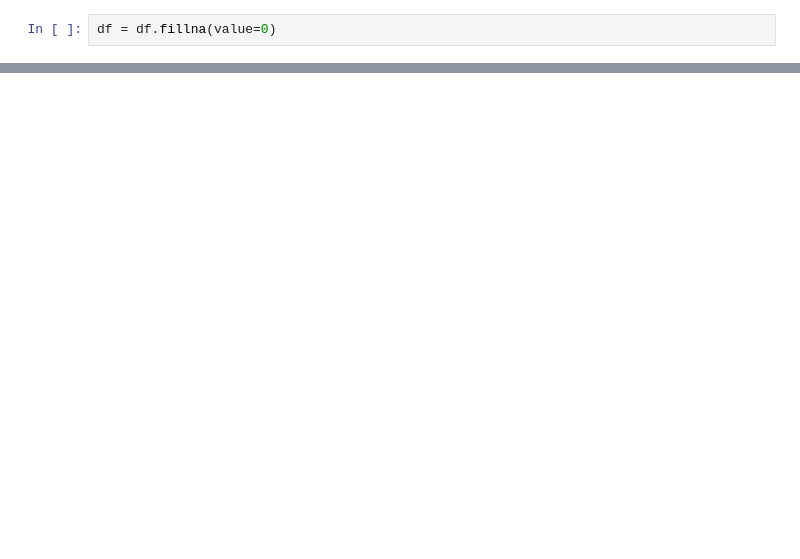
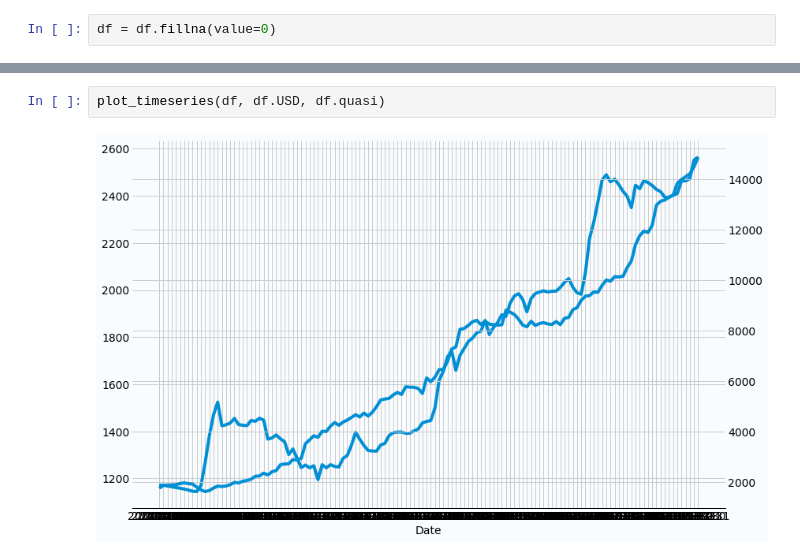
Before and after one commit to ugysteel/Mongolian-Data-Stories, a Jupyter notebook: MNT Exchange Rate Forecast/Part 2 - Machine Learning Model/USD-MNT Machine Learning - EDA.ipynb, the cells around one changed output, grey strips where cells are left out. Drawn from its saved outputs; the diff is of its cells as text; blank space fills up the shorter version.

```diff
--- a/MNT Exchange Rate Forecast/Part 2 - Machine Learning Model/USD-MNT Machine Learning - EDA.ipynb
+++ b/MNT Exchange Rate Forecast/Part 2 - Machine Learning Model/USD-MNT Machine Learning - EDA.ipynb
@@ -50,0 +99,4 @@ sns.pairplot(df)
+# %%
+plot_timeseries(df, df.USD, df.quasi)
+# %% [output]
+[figure, added]
```
Also changed, not shown: parts of 38 cells of this notebook.
